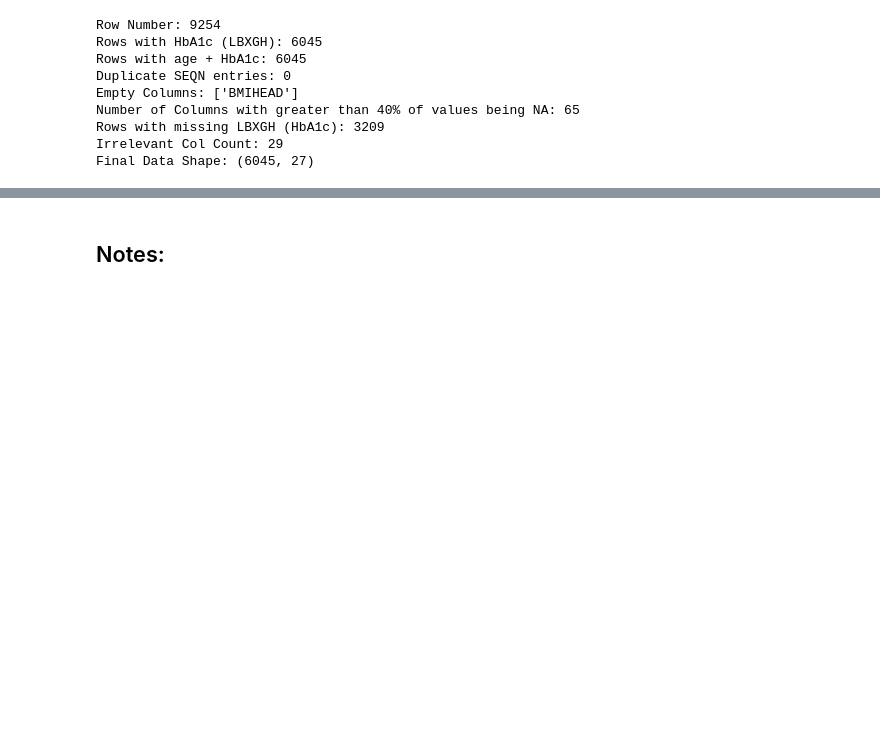
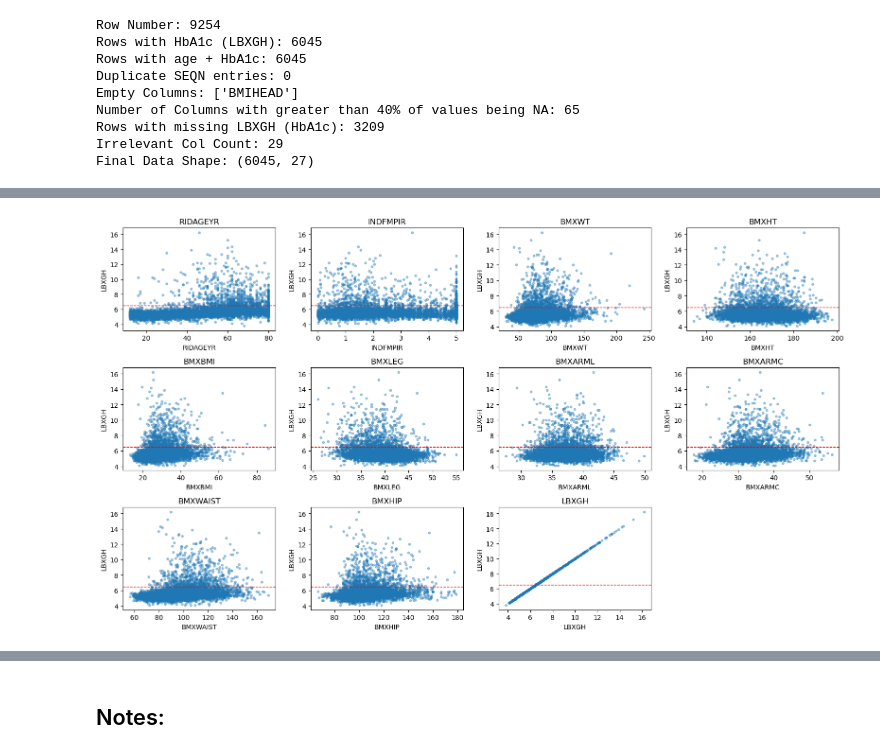
Before and after one commit to AShakhapur/nhanes-diabetes-modeling, a Jupyter notebook: eda.ipynb, the cells around one changed output, grey strips where cells are left out. Drawn from its saved outputs; the diff is of its cells as text; code cells hidden in the pictures; blank space fills up the shorter version.

```diff
--- a/eda.ipynb
+++ b/eda.ipynb
@@ -397,0 +442,26 @@ plt.show()
+# %%
+# Scatterplots: LBXGH vs numeric features (compact layout)
+n_cols = 4
+n_rows = math.ceil(len(numeric_vars) / n_cols)
+fig, axes = plt.subplots(n_rows, n_cols, figsize=(n_cols * 4, n_rows * 3))
+axes = axes.flatten()
+
+for i, col in enumerate(numeric_vars):
+    x = df[col].dropna()
+    y = df["LBXGH"].loc[x.index]
+    axes[i].scatter(x, y, alpha=0.4, s=10)
+
+    # Add horizontal line at HbA1c = 6.5 (diabetes threshold)
+    axes[i].axhline(6.5, color='red', linestyle='--', linewidth=1)
+
+    axes[i].set_title(f"{col}")
+    axes[i].set_xlabel(col)
+    axes[i].set_ylabel("LBXGH")
+
+for j in range(i + 1, len(axes)):
+    fig.delaxes(axes[j])
+
+plt.tight_layout()
+plt.show()
+# %% [output]
+[figure, added]
```
Also changed, not shown: parts of 42 cells of this notebook, 2 other files.
